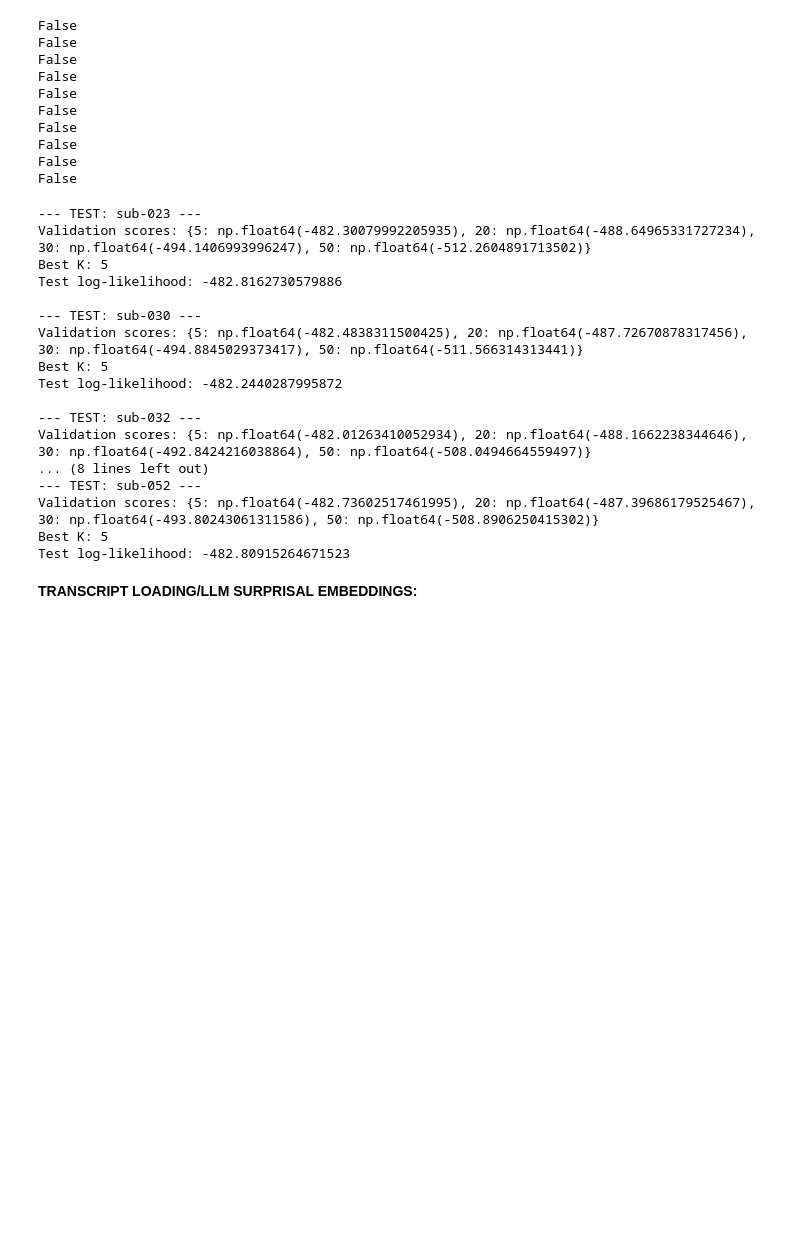
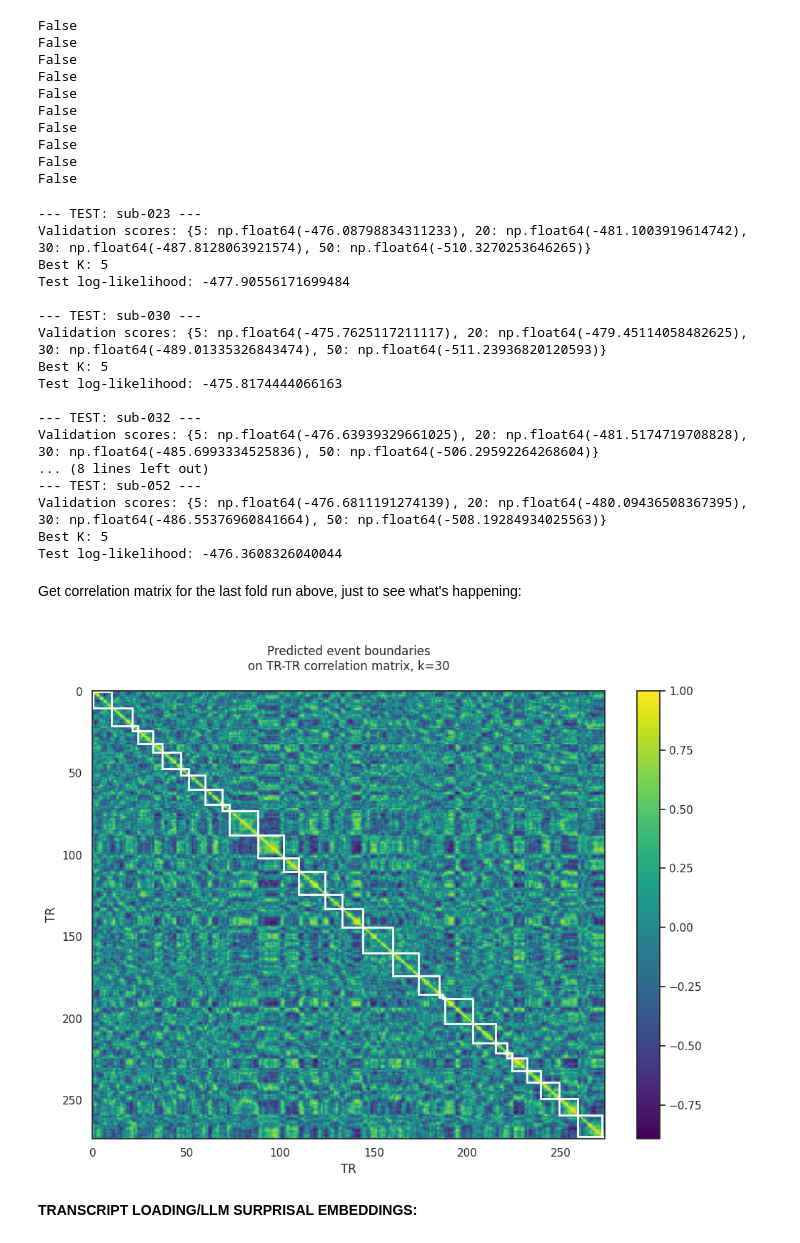
Before and after one commit to p-hamill/final-proj, a Jupyter notebook: final_project_hamill.ipynb, the cells around one changed output. Cells and saved outputs as stored; diff of their text form; code cells hidden in the pictures; blank space fills up the shorter version.

Commit message:
schaefer 100 + correlation mat

```diff
--- a/final_project_hamill.ipynb
+++ b/final_project_hamill.ipynb
@@ -149,9 +150,9 @@ for sub in loaded:
     bold_imgs_trim[sub] = img_trim
 # %%
 # ── Load Schaefer atlas and select DMN + early sensory parcels ────────
-schaefer_dir      = '/home/NEU480/datasets/nilearn_data/schaefer_2018'
-atlas_img_path    = f'{schaefer_dir}/Schaefer2018_400Parcels_17Networks_order_FSLMNI152_2mm.nii.gz'
-atlas_labels_path = f'{schaefer_dir}/Schaefer2018_400Parcels_17Networks_order.txt'
+schaefer_dir      = '/home/ph0967/nilearn_data/schaefer_2018'
+atlas_img_path    = f'{schaefer_dir}/Schaefer2018_100Parcels_7Networks_order_FSLMNI152_2mm.nii.gz'
+atlas_labels_path = f'{schaefer_dir}/Schaefer2018_100Parcels_7Networks_order.txt'
 
 atlas_img = nib.load(atlas_img_path)
 atlas_df  = pd.read_csv(
@@ -325,32 +320,32 @@ for train_idx, test_idx in loo.split(subjects):
 
     # --- TEST ---
     test_data = roi_data[roi][test_sub]
-    _, test_ll = hmm_final.find_events(test_data)
+    segments, test_ll = hmm_final.find_events(test_data)
 
     print("Test log-likelihood:", test_ll)
 
     test_ll_all.append(test_ll)
 # %% [output]
 --- TEST: sub-023 ---
-Validation scores: {5: np.float64(-482.30079992205935), 20: np.float64(-488.64965331727234), 30: np.float64(-494.1406993996247), 50: np.float64(-512.2604891713502)}
+Validation scores: {5: np.float64(-476.08798834311233), 20: np.float64(-481.1003919614742), 30: np.float64(-487.8128063921574), 50: np.float64(-510.3270253646265)}
 Best K: 5
-Test log-likelihood: -482.8162730579886
+Test log-likelihood: -477.90556171699484
 
 --- TEST: sub-030 ---
-Validation scores: {5: np.float64(-482.4838311500425), 20: np.float64(-487.72670878317456), 30: np.float64(-494.8845029373417), 50: np.float64(-511.566314313441)}
+Validation scores: {5: np.float64(-475.7625117211117), 20: np.float64(-479.45114058482625), 30: np.float64(-489.01335326843474), 50: np.float64(-511.23936820120593)}
 Best K: 5
-Test log-likelihood: -482.2440287995872
+Test log-likelihood: -475.8174444066163
 
 --- TEST: sub-032 ---
-Validation scores: {5: np.float64(-482.01263410052934), 20: np.float64(-488.1662238344646), 30: np.float64(-492.8424216038864), 50: np.float64(-508.0494664559497)}
+Validation scores: {5: np.float64(-476.63939329661025), 20: np.float64(-481.5174719708828), 30: np.float64(-485.6993334525836), 50: np.float64(-506.29592264268604)}
 ... (8 lines left out)
 --- TEST: sub-052 ---
-Validation scores: {5: np.float64(-482.73602517461995), 20: np.float64(-487.39686179525467), 30: np.float64(-493.80243061311586), 50: np.float64(-508.8906250415302)}
+Validation scores: {5: np.float64(-476.6811191274139), 20: np.float64(-480.09436508367395), 30: np.float64(-486.55376960841664), 50: np.float64(-508.19284934025563)}
 Best K: 5
-Test log-likelihood: -482.80915264671523
+Test log-likelihood: -476.3608326040044
 # %%
 def plot_tt_similarity_matrix(fig, ax, data_matrix, bounds, n_TRs, title_text):
-    ax.imshow(np.corrcoef(data_matrix.T), cmap="viridis")
+    img = ax.imshow(np.corrcoef(data_matrix), cmap="viridis", aspect='auto')
     ax.set_title(title_text)
     ax.set_xlabel("TR")
     ax.set_ylabel("TR")
@@ -367,6 +362,38 @@ def plot_tt_similarity_matrix(fig, ax, data_matrix, bounds, n_TRs, title_text):
             facecolor="none",
         )
         ax.add_patch(rect)
+    return img
+# %% [markdown]
+Get correlation matrix for the last fold run above, just to see what's happening:
+# %%
+# 4. Evaluate the best model on the test set
+#Set best k from above
+guess_k = 30
+
+#Fit the model
+hmm_sim = brainiak.eventseg.event.EventSegment(best_k)
+hmm_sim.fit(train_avg)
+
+#Evlauate the model on the test data
+segments, test_ll = hmm_sim.find_events(test_data)
+
+# extract the boundaries
+bounds = np.where(np.diff(np.argmax(segments, axis=1)))[0]
+# %%
+nTR = 274
+
+#Plot
+fig, ax = plt.subplots(1, 1, figsize=(10, 8))
+title_text = f"""
+Predicted event boundaries
+on TR-TR correlation matrix, k={guess_k}
+"""
+img = plot_tt_similarity_matrix(fig, ax, test_data, bounds, nTR, title_text)
+fig.colorbar(img, ax=ax)
+fig.tight_layout()
+fig.show()
+# %% [output]
+[figure, added]
 # %% [markdown]
 **TRANSCRIPT LOADING/LLM SURPRISAL EMBEDDINGS:**
 # %%
```
Also changed, not shown: parts of 6 cells of this notebook.
